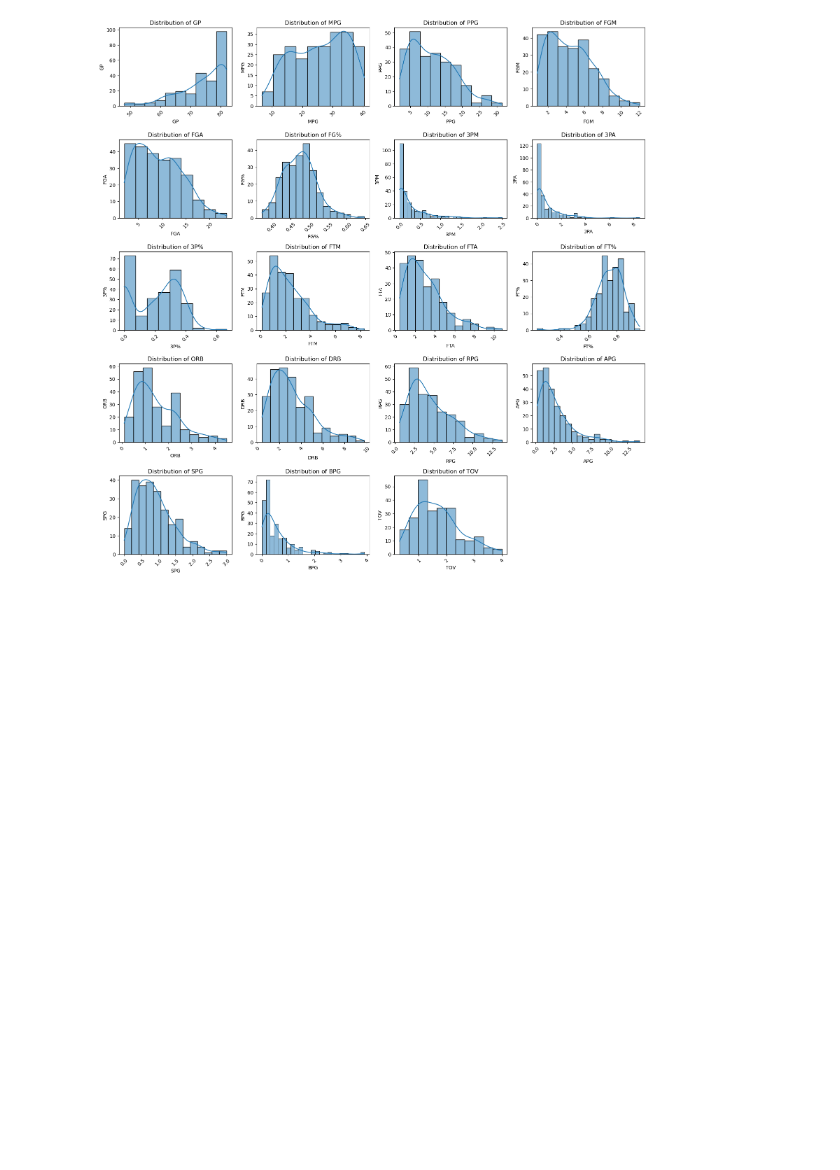
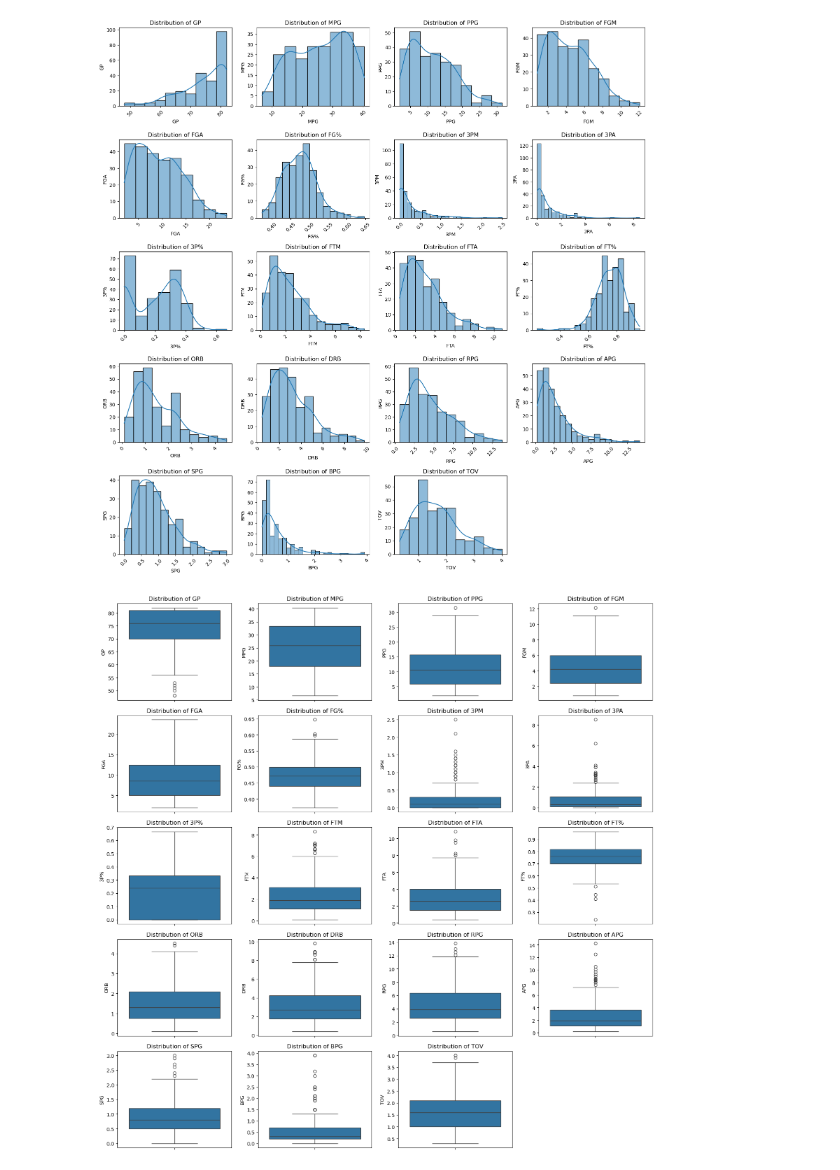
Before and after one commit to MaukanMir/1990-1991-Season-Analysis, a Jupyter notebook: nba.ipynb, the cells around one changed output. Saved outputs shown, nothing was run; the diff lists cells and outputs as text; code cells hidden in the pictures; blank space fills up the shorter version.

Commit message:
added new visuals

```diff
--- a/nba.ipynb
+++ b/nba.ipynb
@@ -237,3 +237,7 @@ scatter_plot_visual(numeric_cols, interested_columns, "PPG")
 check_distributions(numeric_cols, interested_columns, "hist")
 # %% [output]
 [figure]
+# %%
+check_distributions(numeric_cols, interested_columns, "boxplot")
+# %% [output]
+[figure, added]
```
